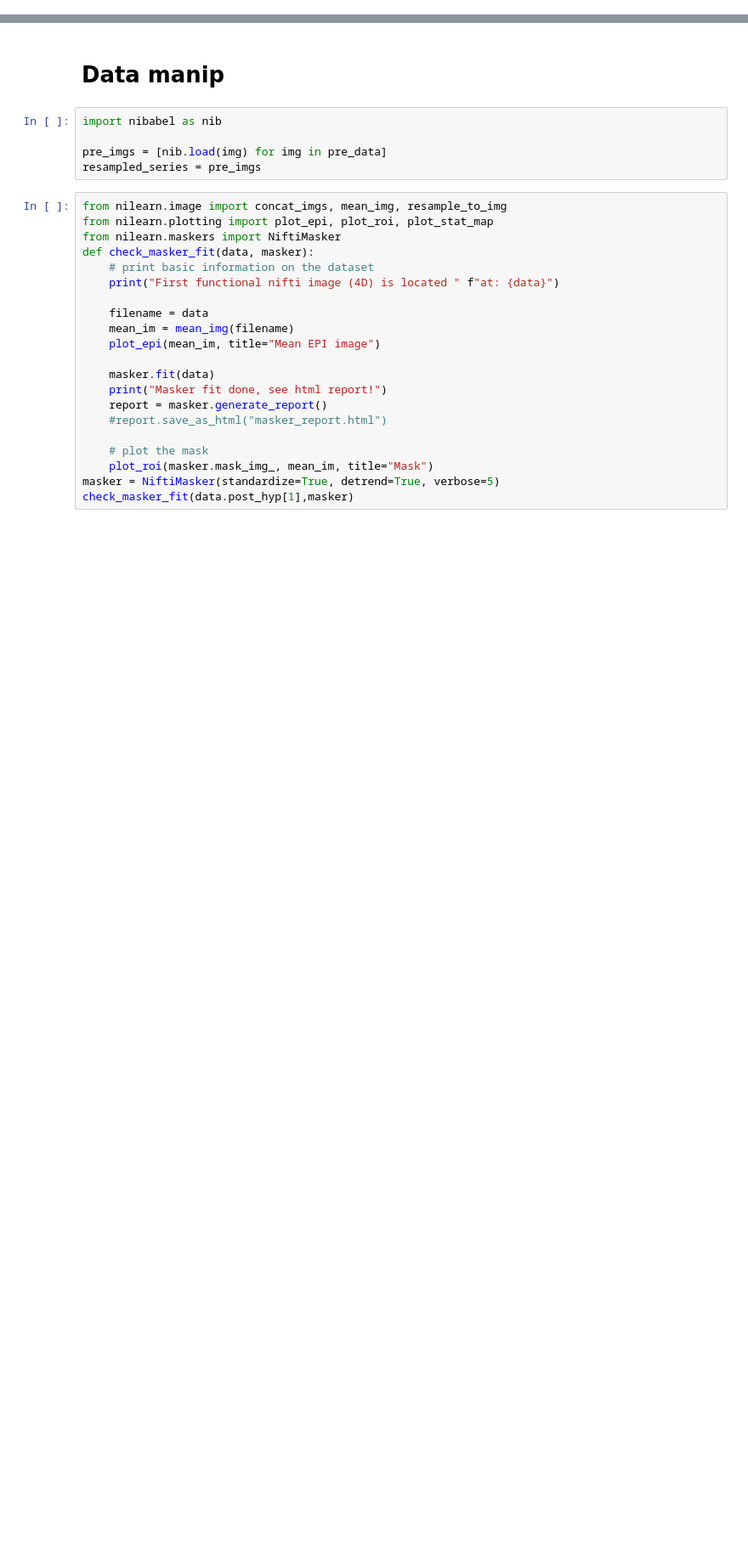
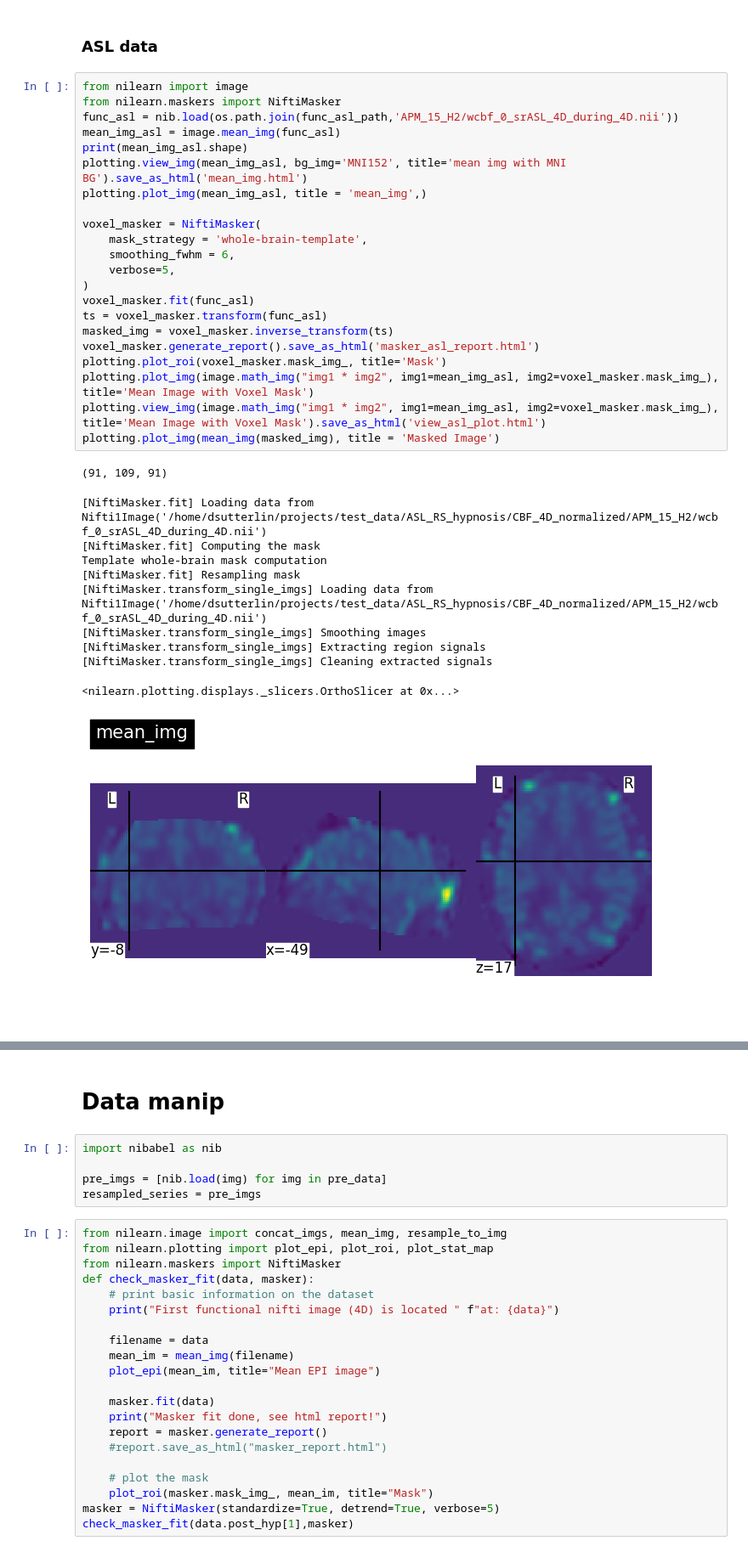
Before and after one commit to dylansutterlin/resting_state_hypnosis, a Jupyter notebook: src/check_nifti.ipynb, the cells around one changed output, grey strips where cells are left out. Shown at 85% size. Cells and saved outputs as stored; diff of their text form; blank space fills up the shorter version.

```diff
--- a/src/check_nifti.ipynb
+++ b/src/check_nifti.ipynb
@@ -32,0 +77,36 @@ plotting.plot_roi(mean_data_mask, bg_img=mean_anat, cmap='Paired')
+# %% [markdown]
+### ASL data
+# %%
+from nilearn import image
+from nilearn.maskers import NiftiMasker
+func_asl = nib.load(os.path.join(func_asl_path,'APM_15_H2/wcbf_0_srASL_4D_during_4D.nii'))
+mean_img_asl = image.mean_img(func_asl)
+print(mean_img_asl.shape)
+plotting.view_img(mean_img_asl, bg_img='MNI152', title='mean img with MNI BG').save_as_html('mean_img.html')
+plotting.plot_img(mean_img_asl, title = 'mean_img',)
+
+voxel_masker = NiftiMasker(
+    mask_strategy = 'whole-brain-template',
+    smoothing_fwhm = 6,
+    verbose=5,
+)
+voxel_masker.fit(func_asl)
+ts = voxel_masker.transform(func_asl)
+masked_img = voxel_masker.inverse_transform(ts)
+voxel_masker.generate_report().save_as_html('masker_asl_report.html')
+plotting.plot_roi(voxel_masker.mask_img_, title='Mask')
+plotting.plot_img(image.math_img("img1 * img2", img1=mean_img_asl, img2=voxel_masker.mask_img_), title='Mean Image with Voxel Mask')
+plotting.view_img(image.math_img("img1 * img2", img1=mean_img_asl, img2=voxel_masker.mask_img_), title='Mean Image with Voxel Mask').save_as_html('view_asl_plot.html')
+plotting.plot_img(mean_img(masked_img), title = 'Masked Image')
+# %% [output]
+(91, 109, 91)
+[NiftiMasker.fit] Loading data from Nifti1Image('/home/dsutterlin/projects/test_data/ASL_RS_hypnosis/CBF_4D_normalized/APM_15_H2/wcbf_0_srASL_4D_during_4D.nii')
+[NiftiMasker.fit] Computing the mask
+Template whole-brain mask computation
+[NiftiMasker.fit] Resampling mask
+[NiftiMasker.transform_single_imgs] Loading data from Nifti1Image('/home/dsutterlin/projects/test_data/ASL_RS_hypnosis/CBF_4D_normalized/APM_15_H2/wcbf_0_srASL_4D_during_4D.nii')
+[NiftiMasker.transform_single_imgs] Smoothing images
+[NiftiMasker.transform_single_imgs] Extracting region signals
+[NiftiMasker.transform_single_imgs] Cleaning extracted signals
+<nilearn.plotting.displays._slicers.OrthoSlicer at 0x...>
+[figure, added]
```
Also changed, not shown: parts of 31 cells of this notebook, 6 other files.
